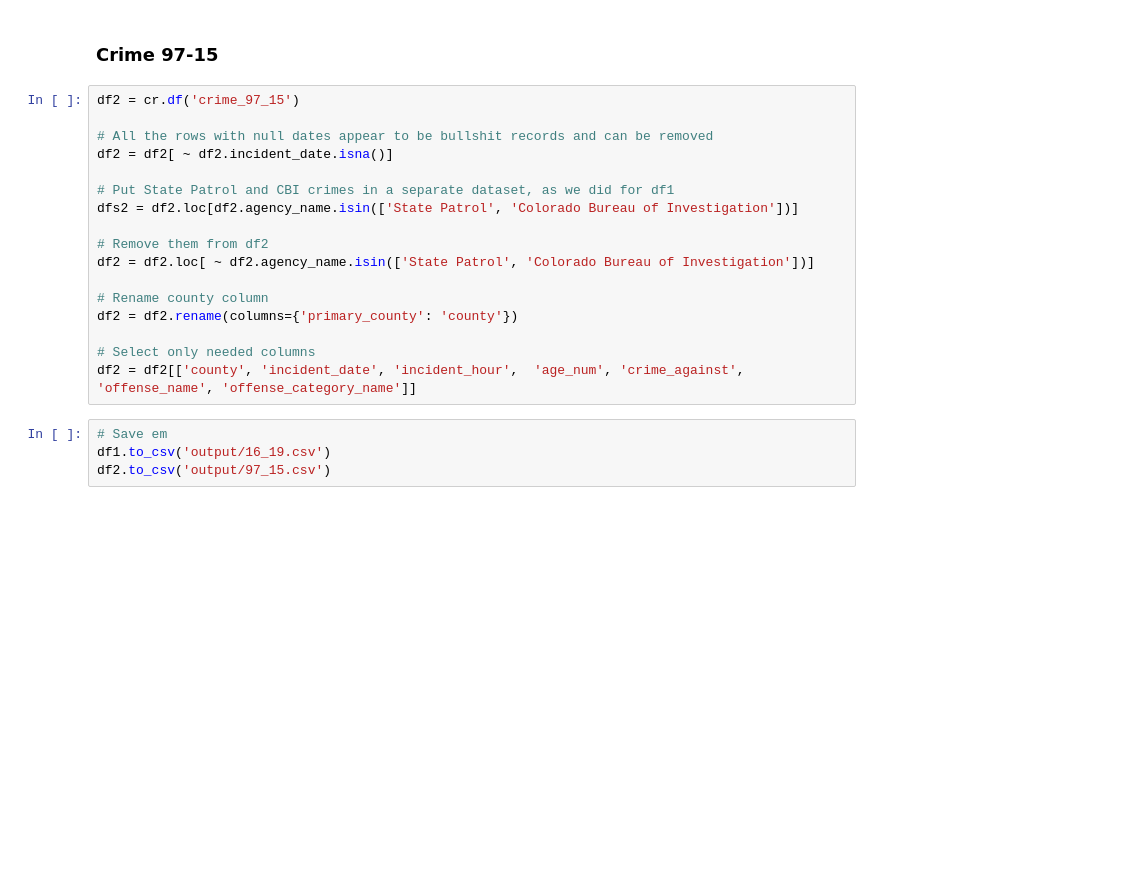
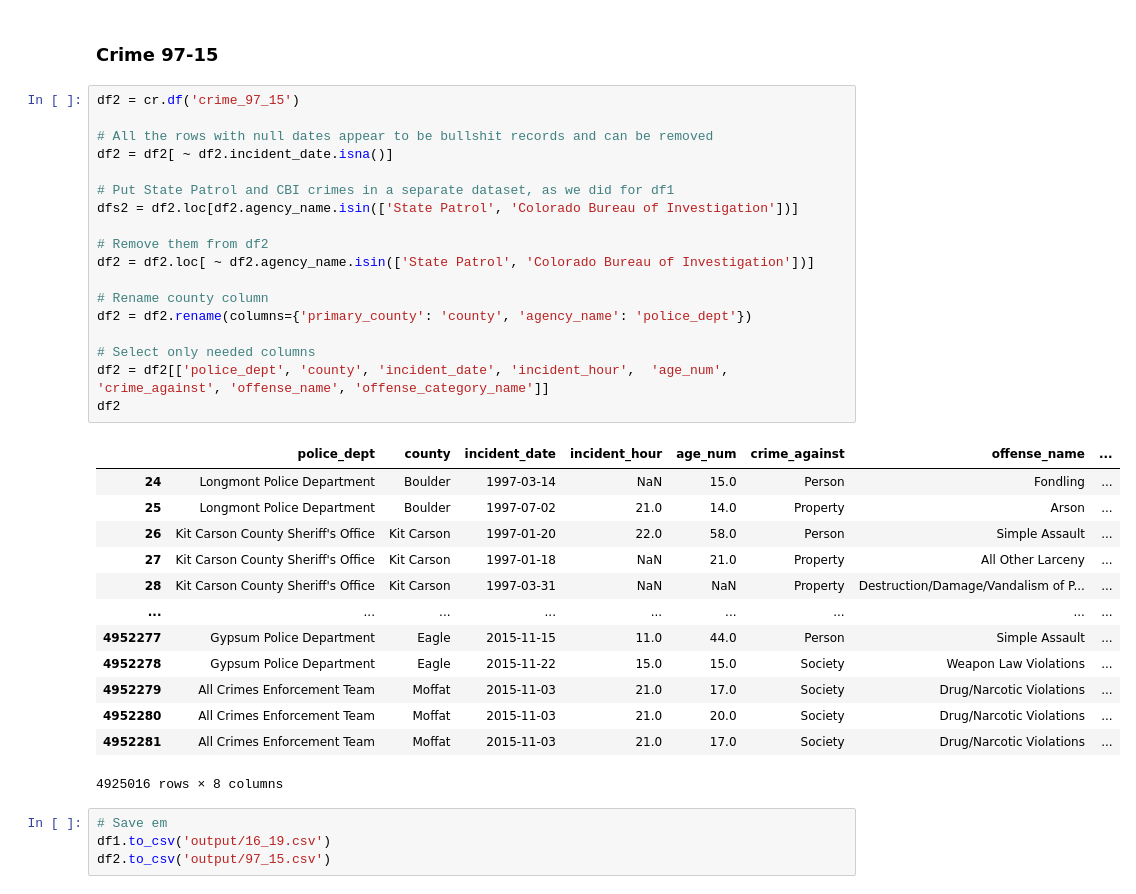
Before and after one commit to ryayoung/capstone, a Jupyter notebook: analyzed_datasets/crime_records/standardize_crime_data.ipynb, the cells around one changed output. Drawn from its saved outputs; the diff is of its cells as text; blank space fills up the shorter version.

```diff
--- a/analyzed_datasets/crime_records/standardize_crime_data.ipynb
+++ b/analyzed_datasets/crime_records/standardize_crime_data.ipynb
@@ -51,20 +97,35 @@ df1 = df1[['county', 'incident_date', 'incident_hour',  'age_num', 'crime_agains
 # %%
 df2 = cr.df('crime_97_15')
 
 # All the rows with null dates appear to be bullshit records and can be removed
 df2 = df2[ ~ df2.incident_date.isna()]
 
 # Put State Patrol and CBI crimes in a separate dataset, as we did for df1
 dfs2 = df2.loc[df2.agency_name.isin(['State Patrol', 'Colorado Bureau of Investigation'])]
 
 # Remove them from df2
 df2 = df2.loc[ ~ df2.agency_name.isin(['State Patrol', 'Colorado Bureau of Investigation'])]
 
 # Rename county column
-df2 = df2.rename(columns={'primary_county': 'county'})
+df2 = df2.rename(columns={'primary_county': 'county', 'agency_name': 'police_dept'})
 
 # Select only needed columns
-df2 = df2[['county', 'incident_date', 'incident_hour',  'age_num', 'crime_against', 'offense_name', 'offense_category_name']]
+df2 = df2[['police_dept', 'county', 'incident_date', 'incident_hour',  'age_num', 'crime_against', 'offense_name', 'offense_category_name']]
+df2
+# %% [output]
+|  | police_dept | county | incident_date | incident_hour | age_num | crime_against | offense_name | ... |
+| 24 | Longmont Police Department | Boulder | 1997-03-14 | NaN | 15.0 | Person | Fondling | ... |
+| 25 | Longmont Police Department | Boulder | 1997-07-02 | 21.0 | 14.0 | Property | Arson | ... |
+| 26 | Kit Carson County Sheriff's Office | Kit Carson | 1997-01-20 | 22.0 | 58.0 | Person | Simple Assault | ... |
+| 27 | Kit Carson County Sheriff's Office | Kit Carson | 1997-01-18 | NaN | 21.0 | Property | All Other Larceny | ... |
+| 28 | Kit Carson County Sheriff's Office | Kit Carson | 1997-03-31 | NaN | NaN | Property | Destruction/Damage/Vandalism of P... | ... |
+| ... | ... | ... | ... | ... | ... | ... | ... | ... |
+| 4952277 | Gypsum Police Department | Eagle | 2015-11-15 | 11.0 | 44.0 | Person | Simple Assault | ... |
+| 4952278 | Gypsum Police Department | Eagle | 2015-11-22 | 15.0 | 15.0 | Society | Weapon Law Violations | ... |
+| 4952279 | All Crimes Enforcement Team | Moffat | 2015-11-03 | 21.0 | 17.0 | Society | Drug/Narcotic Violations | ... |
+| 4952280 | All Crimes Enforcement Team | Moffat | 2015-11-03 | 21.0 | 20.0 | Society | Drug/Narcotic Violations | ... |
+| 4952281 | All Crimes Enforcement Team | Moffat | 2015-11-03 | 21.0 | 17.0 | Society | Drug/Narcotic Violations | ... |
+4925016 rows × 8 columns
 # %%
 # Save em
 df1.to_csv('output/16_19.csv')
```
Also changed, not shown: parts of 4 cells of this notebook, 18 other files.
